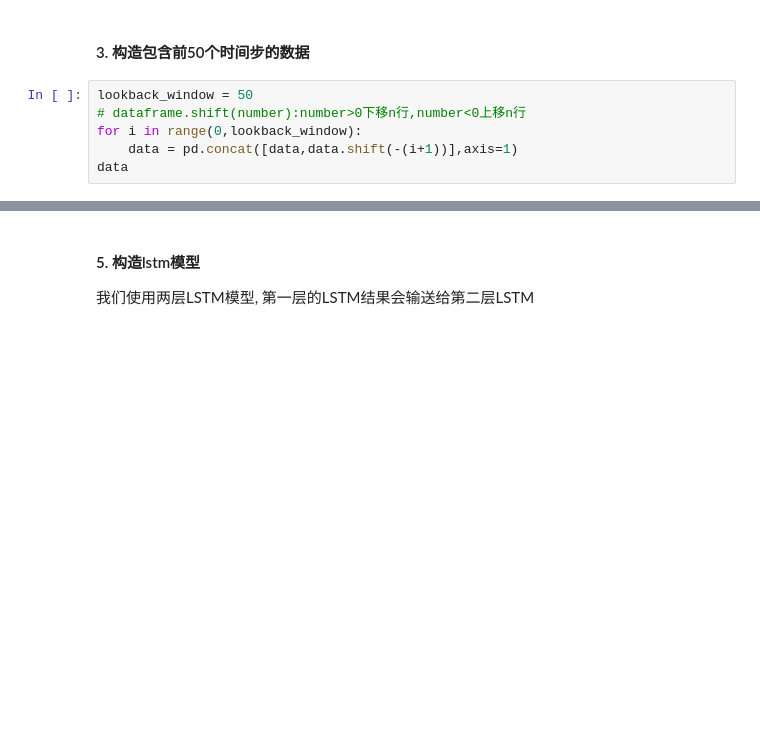
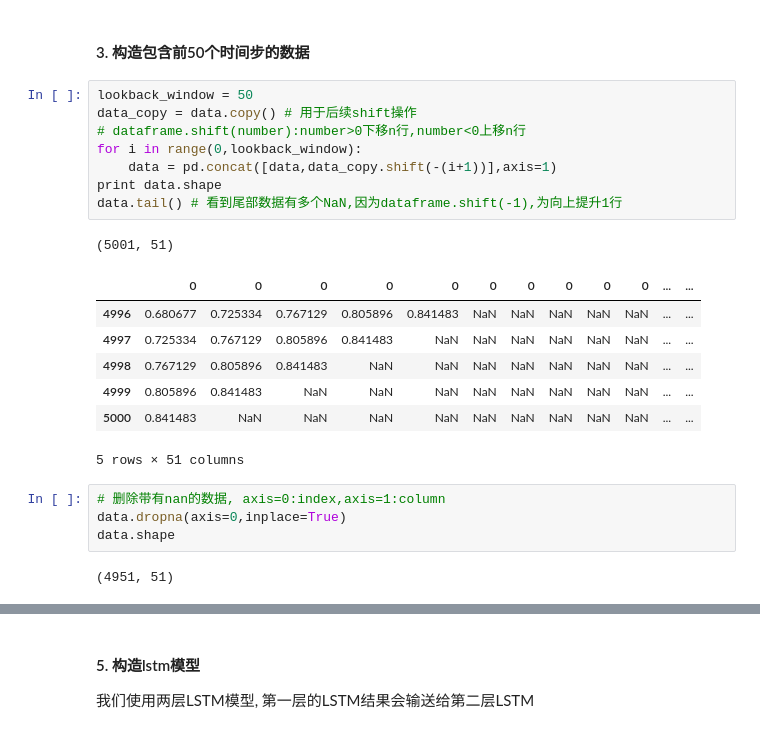
Before and after one commit to lj72808up/DeepLearning, a Jupyter notebook: blog/时间序列/0-lstm预测时序.ipynb, the cells around one changed output, grey strips where cells are left out. Drawn from its saved outputs; the diff is of its cells as text; blank space fills up the shorter version.

```diff
--- a/blog/时间序列/0-lstm预测时序.ipynb
+++ b/blog/时间序列/0-lstm预测时序.ipynb
@@ -51,7 +52,24 @@ data = pd.DataFrame(scaledData) # ndarray to dataframe
 #### 3. 构造包含前50个时间步的数据
 # %%
 lookback_window = 50
+data_copy = data.copy() # 用于后续shift操作
 # dataframe.shift(number):number>0下移n行,number<0上移n行
 for i in range(0,lookback_window):
-    data = pd.concat([data,data.shift(-(i+1))],axis=1)
-data
+    data = pd.concat([data,data_copy.shift(-(i+1))],axis=1)
+print data.shape
+data.tail() # 看到尾部数据有多个NaN,因为dataframe.shift(-1),为向上提升1行
+# %% [output]
+(5001, 51)
+|  | 0 | 0 | 0 | 0 | 0 | 0 | 0 | 0 | 0 | 0 | ... | ... |
+| 4996 | 0.680677 | 0.725334 | 0.767129 | 0.805896 | 0.841483 | NaN | NaN | NaN | NaN | NaN | ... | ... |
+| 4997 | 0.725334 | 0.767129 | 0.805896 | 0.841483 | NaN | NaN | NaN | NaN | NaN | NaN | ... | ... |
+| 4998 | 0.767129 | 0.805896 | 0.841483 | NaN | NaN | NaN | NaN | NaN | NaN | NaN | ... | ... |
+| 4999 | 0.805896 | 0.841483 | NaN | NaN | NaN | NaN | NaN | NaN | NaN | NaN | ... | ... |
+| 5000 | 0.841483 | NaN | NaN | NaN | NaN | NaN | NaN | NaN | NaN | NaN | ... | ... |
+5 rows × 51 columns
+# %%
+# 删除带有nan的数据, axis=0:index,axis=1:column
+data.dropna(axis=0,inplace=True)
+data.shape
+# %% [output]
+(4951, 51)
```
Also changed, not shown: parts of 12 cells of this notebook.
